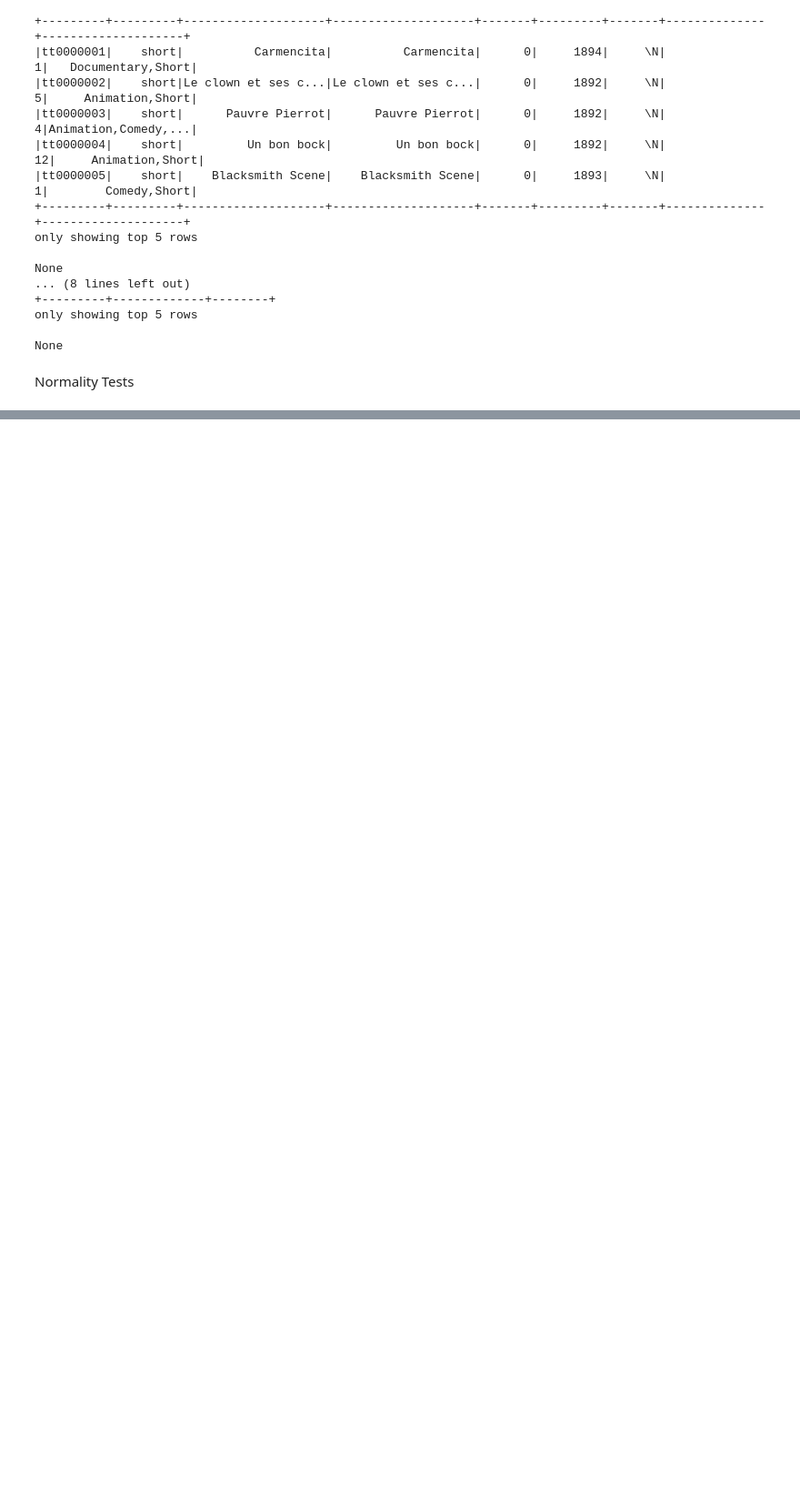
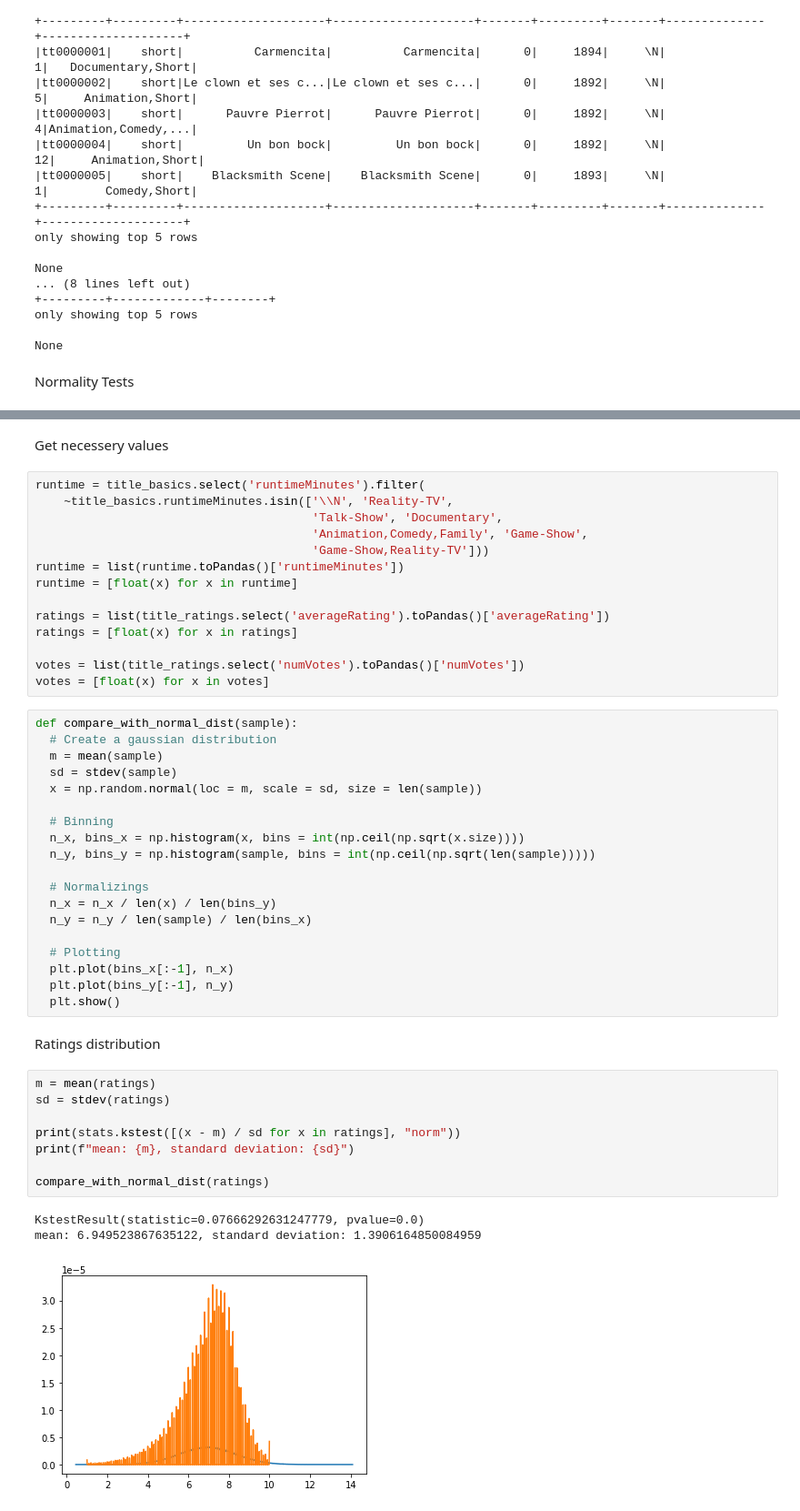
Before and after one commit to PiotrMaciejKowalski/BigData2022-films, a Jupyter notebook: colabs/StatisticalTests.ipynb, the cells around one changed output, grey strips where cells are left out. Shown at 91% size. Cells and saved outputs as stored; diff of their text form; blank space fills up the shorter version.

Commit message:
normality tests

```diff
--- a/colabs/StatisticalTests.ipynb
+++ b/colabs/StatisticalTests.ipynb
@@ -100,0 +101,49 @@ from scipy import stats
+# %% [markdown]
+Get necessery values
+# %%
+runtime = title_basics.select('runtimeMinutes').filter(
+    ~title_basics.runtimeMinutes.isin(['\\N', 'Reality-TV',
+                                       'Talk-Show', 'Documentary',
+                                       'Animation,Comedy,Family', 'Game-Show',
+                                       'Game-Show,Reality-TV']))
+runtime = list(runtime.toPandas()['runtimeMinutes'])
+runtime = [float(x) for x in runtime]
+
+ratings = list(title_ratings.select('averageRating').toPandas()['averageRating'])
+ratings = [float(x) for x in ratings]
+
+votes = list(title_ratings.select('numVotes').toPandas()['numVotes'])
+votes = [float(x) for x in votes]
+# %%
+def compare_with_normal_dist(sample):
+  # Create a gaussian distribution
+  m = mean(sample)
+  sd = stdev(sample)
+  x = np.random.normal(loc = m, scale = sd, size = len(sample))
+
+  # Binning
+  n_x, bins_x = np.histogram(x, bins = int(np.ceil(np.sqrt(x.size))))
+  n_y, bins_y = np.histogram(sample, bins = int(np.ceil(np.sqrt(len(sample)))))
+
+  # Normalizings
+  n_x = n_x / len(x) / len(bins_y)
+  n_y = n_y / len(sample) / len(bins_x)
+
+  # Plotting
+  plt.plot(bins_x[:-1], n_x)
+  plt.plot(bins_y[:-1], n_y)
+  plt.show()
+# %% [markdown]
+Ratings distribution
+# %%
+m = mean(ratings)
+sd = stdev(ratings)
+
+print(stats.kstest([(x - m) / sd for x in ratings], "norm"))
+print(f"mean: {m}, standard deviation: {sd}")
+
+compare_with_normal_dist(ratings)
+# %% [output]
+KstestResult(statistic=0.07666292631247779, pvalue=0.0)
+mean: 6.949523867635122, standard deviation: 1.3906164850084959
+[figure, added]
```
Also changed, not shown: parts of 8 cells of this notebook.
